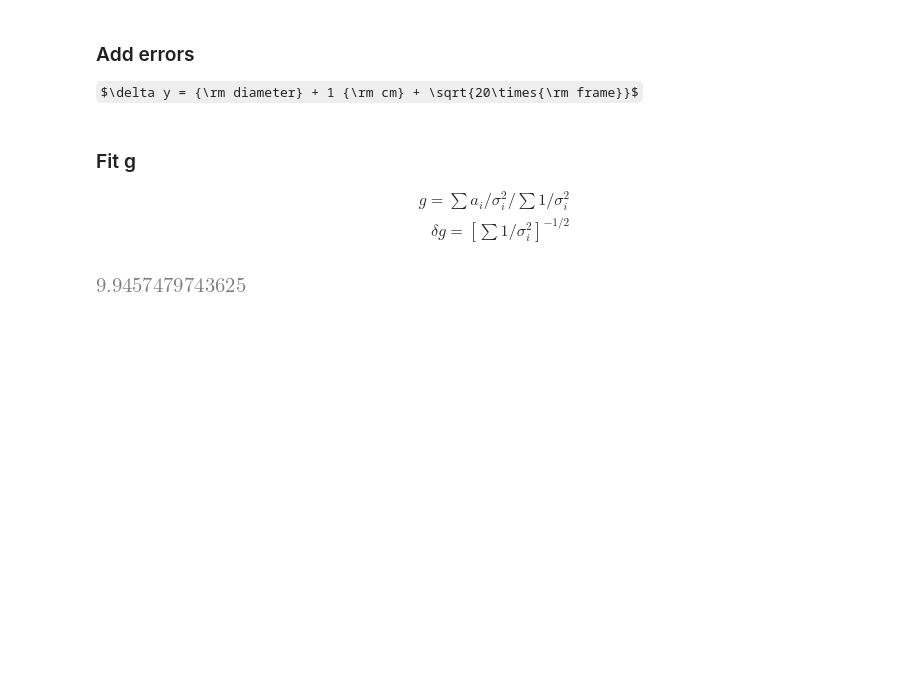
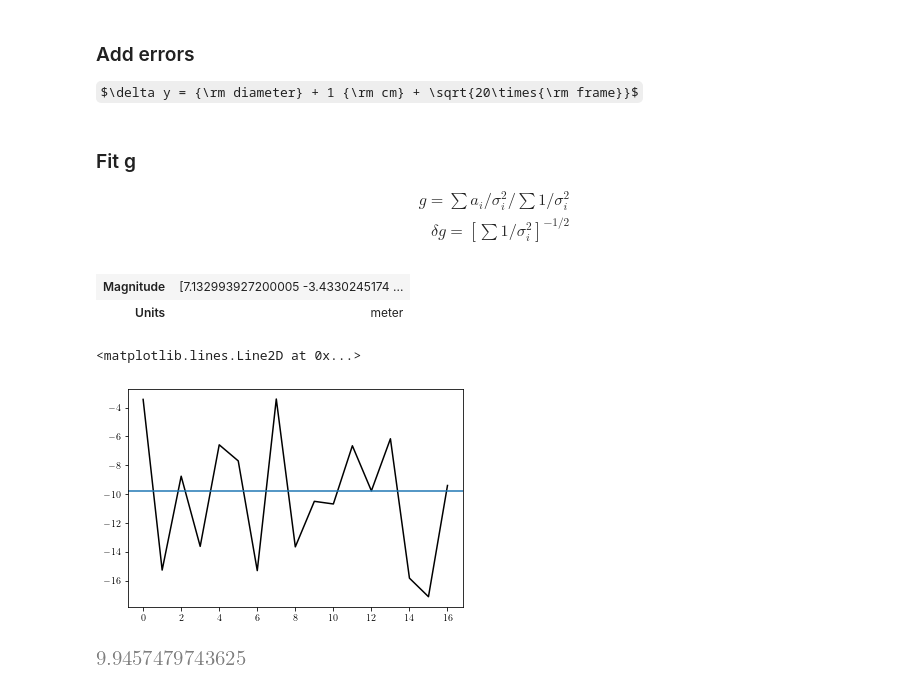
Before and after one commit to rwhitehill/CompPhys22_Spring2022, a Jupyter notebook: Final/analysis.ipynb, the cells around one changed output. Saved outputs shown, nothing was run; the diff lists cells and outputs as text; code cells hidden in the pictures; some formulas as TeX source; blank space fills up the shorter version.

```diff
--- a/Final/analysis.ipynb
+++ b/Final/analysis.ipynb
@@ -21,7 +21,7 @@ Q_ = ureg.Quantity
 # %% [markdown]
 ### Universal Constants
 # %%
-frame_rate = 1.0/30.0 # seconds
+frame_rate = Q_(1.0/30.0,'s') # seconds
 mass_red   = None # grams
 mass_base  = None # grams
 
@@ -109,7 +101,6 @@ def get_error(frame,which):
     alfa = (diam/2.0)**2.0 / 20.0
     return diam / 2.0 + Q_(1.0,'cm') + np.sqrt(alfa * frame)
 # %%
-drop_data[key]['err'] = {}
 for key in drop_data.keys():
     drop_data[key]['err'] = []
     for i in range(len(drop_data[key]['pos'])):
@@ -145,0 +115,27 @@ g_fits = np.array(g_fits)
+# %%
+def second_derivative(f,f_err):
+    g     = f.magnitude
+    g_err = f_err.magnitude
+    rate = frame_rate.magnitude
+    N = len(f)
+    deriv = np.zeros(N)
+    error = np.zeros(N)
+    deriv[0]  = (2*g[0] - 5*g[1] + 4*g[2] - g[3])/rate**2.0
+    deriv[1]  = (g[0] - 2*g[1] + g[2])/rate**2.0
+    deriv[-2] = (g[-3] - 2*g[-2] + g[-1])/rate**2.0
+    deriv[-1] = (2*g[-1] - 5*g[-2] + 4*g[-3] - g[-4])/rate**2.0
+    for i in range(2,N-2):
+        deriv[i] = (-g[i+2] + 16*g[i+1] - 30*g[i] + 16*g[i-1] - g[i-2])/12.0/rate**2.0
+    return Q_(deriv,f.units)
+# %%
+a = second_derivative(drop_data['red']['pos'][0],drop_data['red']['err'][0])
+a
+# %% [output]
+| Magnitude | [7.132993927200005 -3.4330245174 ... |
+| Units | meter |
+# %%
+plt.plot(np.arange(0,len(a[1:-1])),a[1:-1].magnitude,'k')
+plt.axhline(y=-9.8)
+# %% [output]
+<matplotlib.lines.Line2D at 0x...>
+[figure, added]
```
Also changed, not shown: parts of 4 cells of this notebook, 2 other files.
